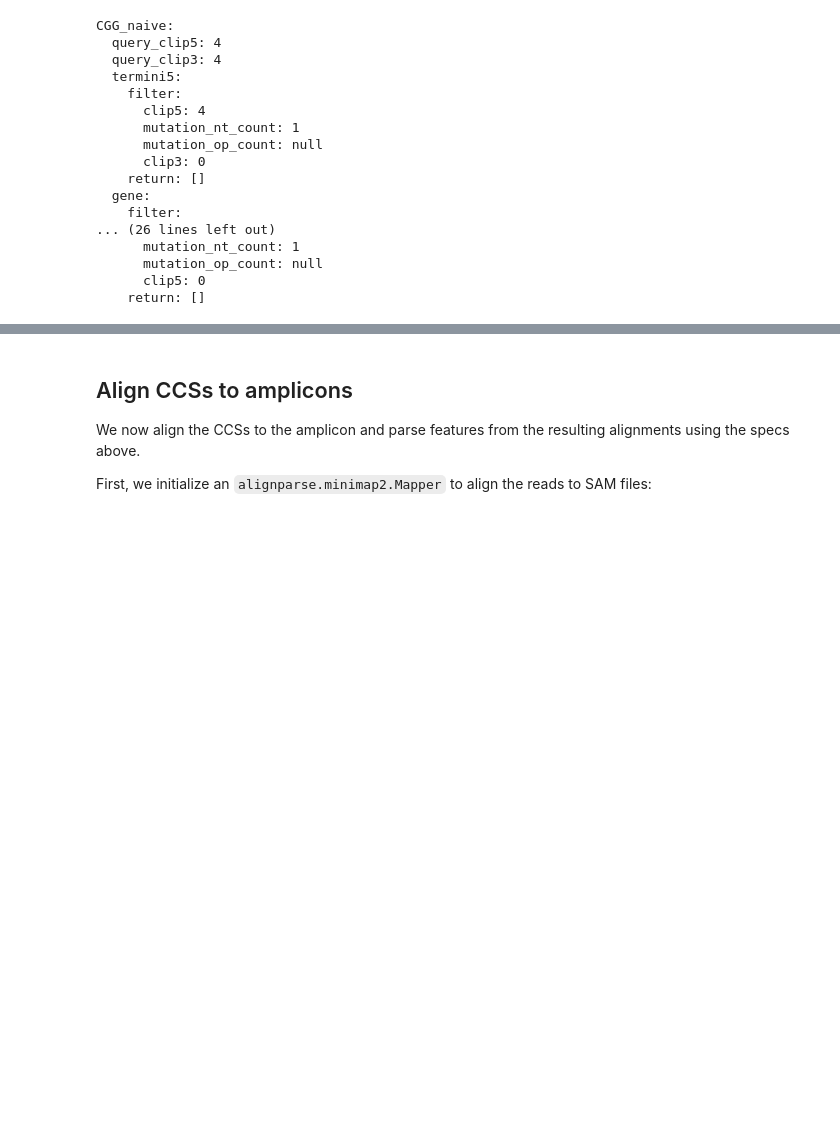
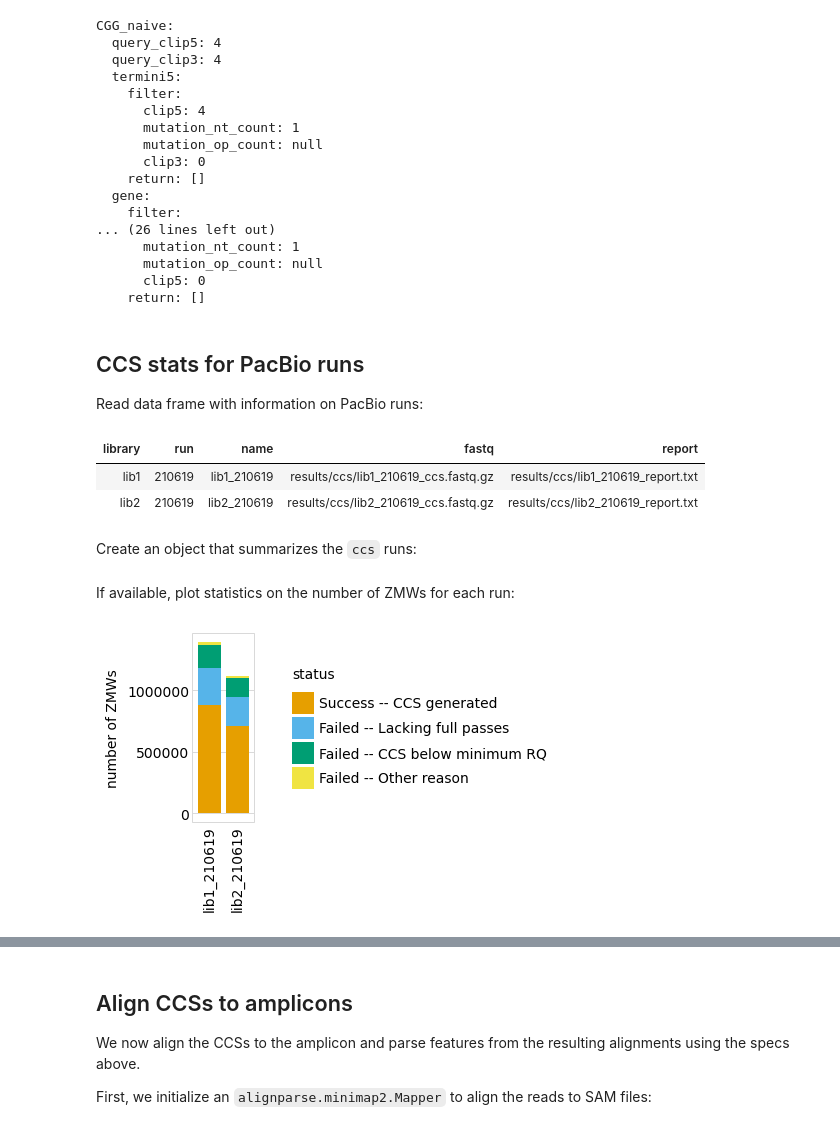
Before and after one commit to jbloomlab/Ab-CGGnaive_DMS, a Jupyter notebook: process_ccs.ipynb, the cells around one changed output, grey strips where cells are left out. Saved outputs shown, nothing was run; the diff lists cells and outputs as text; code cells hidden in the pictures; blank space fills up the shorter version.

Commit message:
add zmw stats to process ccs script

```diff
--- a/process_ccs.ipynb
+++ b/process_ccs.ipynb
@@ -135,3 +135,50 @@ CGG_naive:
       mutation_op_count: null
       clip5: 0
     return: []
+# %% [markdown]
+## CCS stats for PacBio runs
+Read data frame with information on PacBio runs:
+# %%
+pacbio_runs = (
+    pd.read_csv(config['pacbio_runs'], dtype=str)
+    .drop(columns=['subreads'])
+    .assign(name=lambda x: x['library'] + '_' + x['run'],
+            fastq=lambda x: config['ccs_dir'] + '/' + x['name'] + '_ccs.fastq.gz'
+            )
+    )
+
+# we only have report files on the Hutch server, not for SRA download
+if config['seqdata_source'] == 'HutchServer':
+    pacbio_runs = (
+        pacbio_runs
+        .assign(report=lambda x: config['ccs_dir'] + '/' + x['name'] + '_report.txt')
+        )
+    report_col = 'report'
+elif config['seqdata_source'] == 'SRA':
+    report_col = None
+else:
+    raise ValueError(f"invalid `seqdata_source` {config['seqdata_source']}")
+
+display(HTML(pacbio_runs.to_html(index=False)))
+# %% [output]
+| library | run | name | fastq | report |
+| lib1 | 210619 | lib1_210619 | results/ccs/lib1_210619_ccs.fastq.gz | results/ccs/lib1_210619_report.txt |
+| lib2 | 210619 | lib2_210619 | results/ccs/lib2_210619_ccs.fastq.gz | results/ccs/lib2_210619_report.txt |
+# %% [markdown]
+Create an object that summarizes the `ccs` runs:
+# %%
+ccs_summaries = alignparse.ccs.Summaries(pacbio_runs,
+                                         report_col=report_col,
+                                         ncpus=config['max_cpus'],
+                                         )
+# %% [markdown]
+If available, plot statistics on the number of ZMWs for each run:
+# %%
+if ccs_summaries.has_zmw_stats():
+    p = ccs_summaries.plot_zmw_stats()
+    p = p + theme(panel_grid_major_x=element_blank())  # no vertical grid lines
+    _ = p.draw()
+else:
+    print('No ZMW stats available.')
+# %% [output]
+[figure, added]
```
Also changed, not shown: parts of 2 cells of this notebook, 31 other files.
